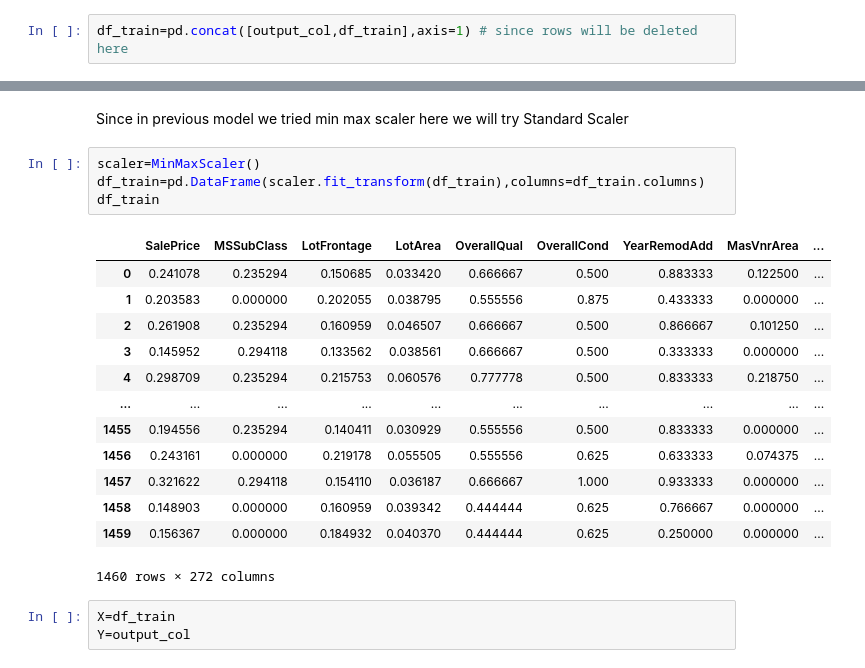
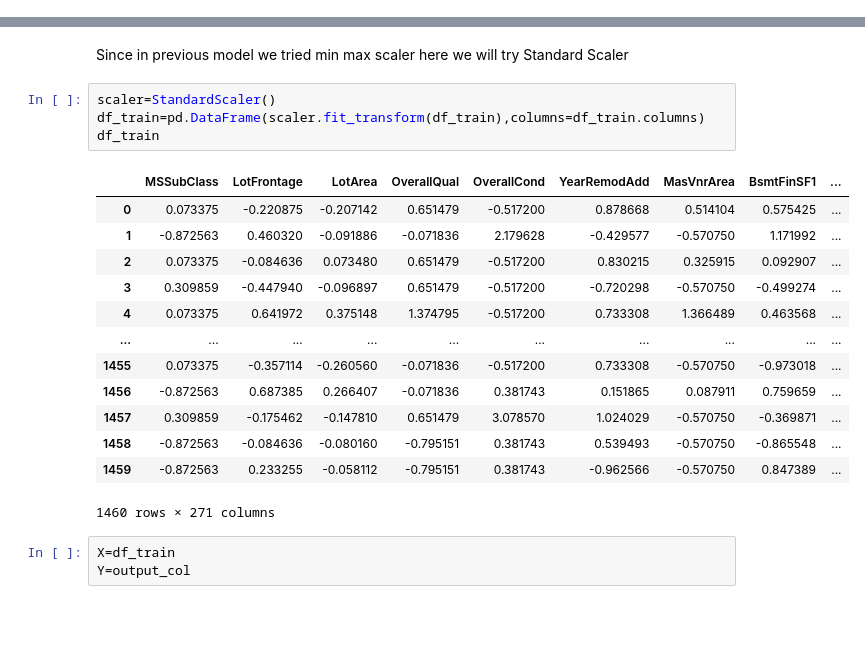
Before and after one commit to Mritunjay1121/house_price_advanced_regression_medium, a Jupyter notebook: Rev - 4-c.ipynb, the cells around one changed output, grey strips where cells are left out. Cells and saved outputs as stored; diff of their text form; blank space fills up the shorter version.

```diff
--- a/Rev - 4-c.ipynb
+++ b/Rev - 4-c.ipynb
@@ -163,2 +158,0 @@ Here we are deleting outliers using Inter Quartile Range Strategy. Since for a c
-# %%
-df_train=pd.concat([output_col,df_train],axis=1) # since rows will be deleted here
@@ -259,23 +220,23 @@ for col in df_train.columns:
 # %% [markdown]
 Since in previous model we tried min max scaler here we will try Standard Scaler
 # %%
-scaler=MinMaxScaler()
+scaler=StandardScaler()
 df_train=pd.DataFrame(scaler.fit_transform(df_train),columns=df_train.columns)
 df_train
 # %% [output]
-|  | SalePrice | MSSubClass | LotFrontage | LotArea | OverallQual | OverallCond | YearRemodAdd | MasVnrArea | ... |
-| 0 | 0.241078 | 0.235294 | 0.150685 | 0.033420 | 0.666667 | 0.500 | 0.883333 | 0.122500 | ... |
-| 1 | 0.203583 | 0.000000 | 0.202055 | 0.038795 | 0.555556 | 0.875 | 0.433333 | 0.000000 | ... |
-| 2 | 0.261908 | 0.235294 | 0.160959 | 0.046507 | 0.666667 | 0.500 | 0.866667 | 0.101250 | ... |
-| 3 | 0.145952 | 0.294118 | 0.133562 | 0.038561 | 0.666667 | 0.500 | 0.333333 | 0.000000 | ... |
-| 4 | 0.298709 | 0.235294 | 0.215753 | 0.060576 | 0.777778 | 0.500 | 0.833333 | 0.218750 | ... |
+|  | MSSubClass | LotFrontage | LotArea | OverallQual | OverallCond | YearRemodAdd | MasVnrArea | BsmtFinSF1 | ... |
+| 0 | 0.073375 | -0.220875 | -0.207142 | 0.651479 | -0.517200 | 0.878668 | 0.514104 | 0.575425 | ... |
+| 1 | -0.872563 | 0.460320 | -0.091886 | -0.071836 | 2.179628 | -0.429577 | -0.570750 | 1.171992 | ... |
+| 2 | 0.073375 | -0.084636 | 0.073480 | 0.651479 | -0.517200 | 0.830215 | 0.325915 | 0.092907 | ... |
+| 3 | 0.309859 | -0.447940 | -0.096897 | 0.651479 | -0.517200 | -0.720298 | -0.570750 | -0.499274 | ... |
+| 4 | 0.073375 | 0.641972 | 0.375148 | 1.374795 | -0.517200 | 0.733308 | 1.366489 | 0.463568 | ... |
 | ... | ... | ... | ... | ... | ... | ... | ... | ... | ... |
-| 1455 | 0.194556 | 0.235294 | 0.140411 | 0.030929 | 0.555556 | 0.500 | 0.833333 | 0.000000 | ... |
-| 1456 | 0.243161 | 0.000000 | 0.219178 | 0.055505 | 0.555556 | 0.625 | 0.633333 | 0.074375 | ... |
-| 1457 | 0.321622 | 0.294118 | 0.154110 | 0.036187 | 0.666667 | 1.000 | 0.933333 | 0.000000 | ... |
-| 1458 | 0.148903 | 0.000000 | 0.160959 | 0.039342 | 0.444444 | 0.625 | 0.766667 | 0.000000 | ... |
-| 1459 | 0.156367 | 0.000000 | 0.184932 | 0.040370 | 0.444444 | 0.625 | 0.250000 | 0.000000 | ... |
+| 1455 | 0.073375 | -0.357114 | -0.260560 | -0.071836 | -0.517200 | 0.733308 | -0.570750 | -0.973018 | ... |
+| 1456 | -0.872563 | 0.687385 | 0.266407 | -0.071836 | 0.381743 | 0.151865 | 0.087911 | 0.759659 | ... |
+| 1457 | 0.309859 | -0.175462 | -0.147810 | 0.651479 | 3.078570 | 1.024029 | -0.570750 | -0.369871 | ... |
+| 1458 | -0.872563 | -0.084636 | -0.080160 | -0.795151 | 0.381743 | 0.539493 | -0.570750 | -0.865548 | ... |
+| 1459 | -0.872563 | 0.233255 | -0.058112 | -0.795151 | 0.381743 | -0.962566 | -0.570750 | 0.847389 | ... |
-1460 rows × 272 columns
+1460 rows × 271 columns
 # %%
 X=df_train
 Y=output_col
```
Also changed, not shown: parts of 38 cells of this notebook, 6 other files.
